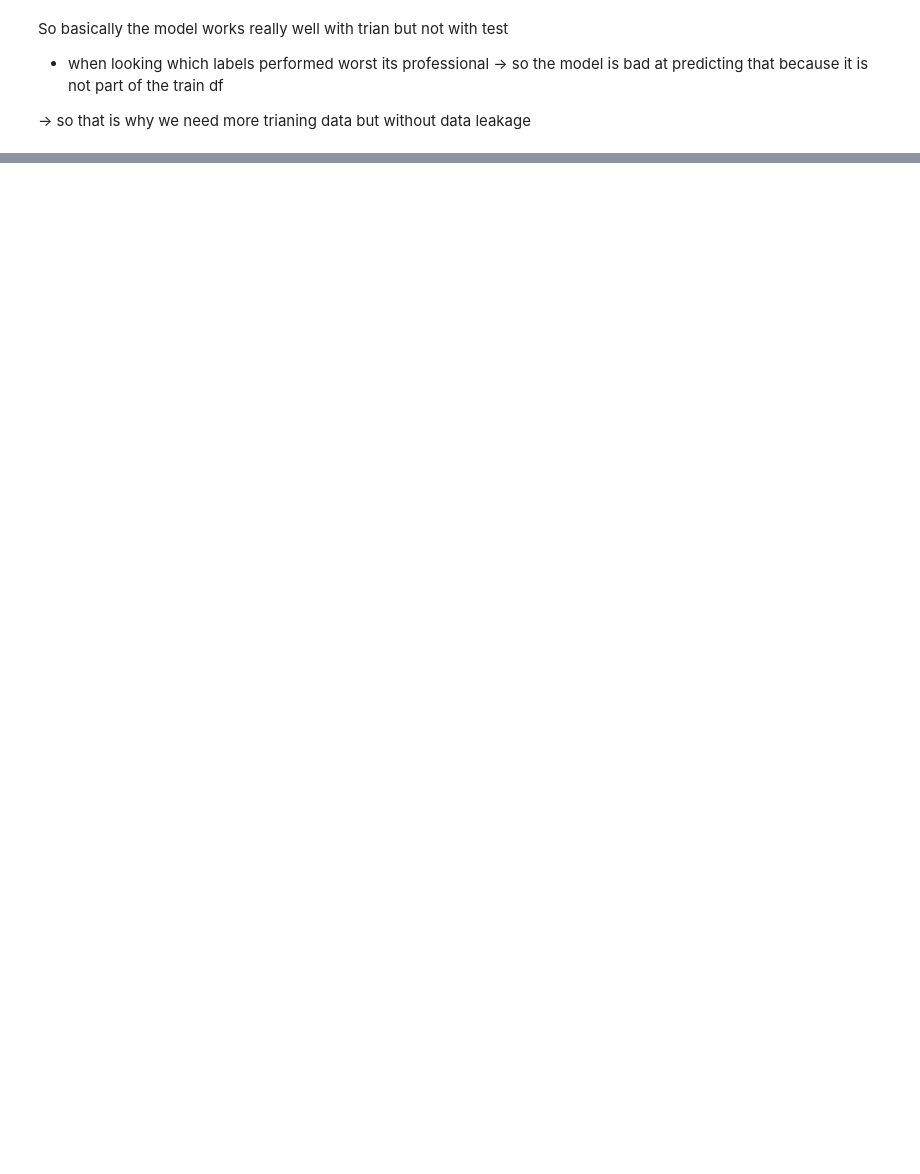
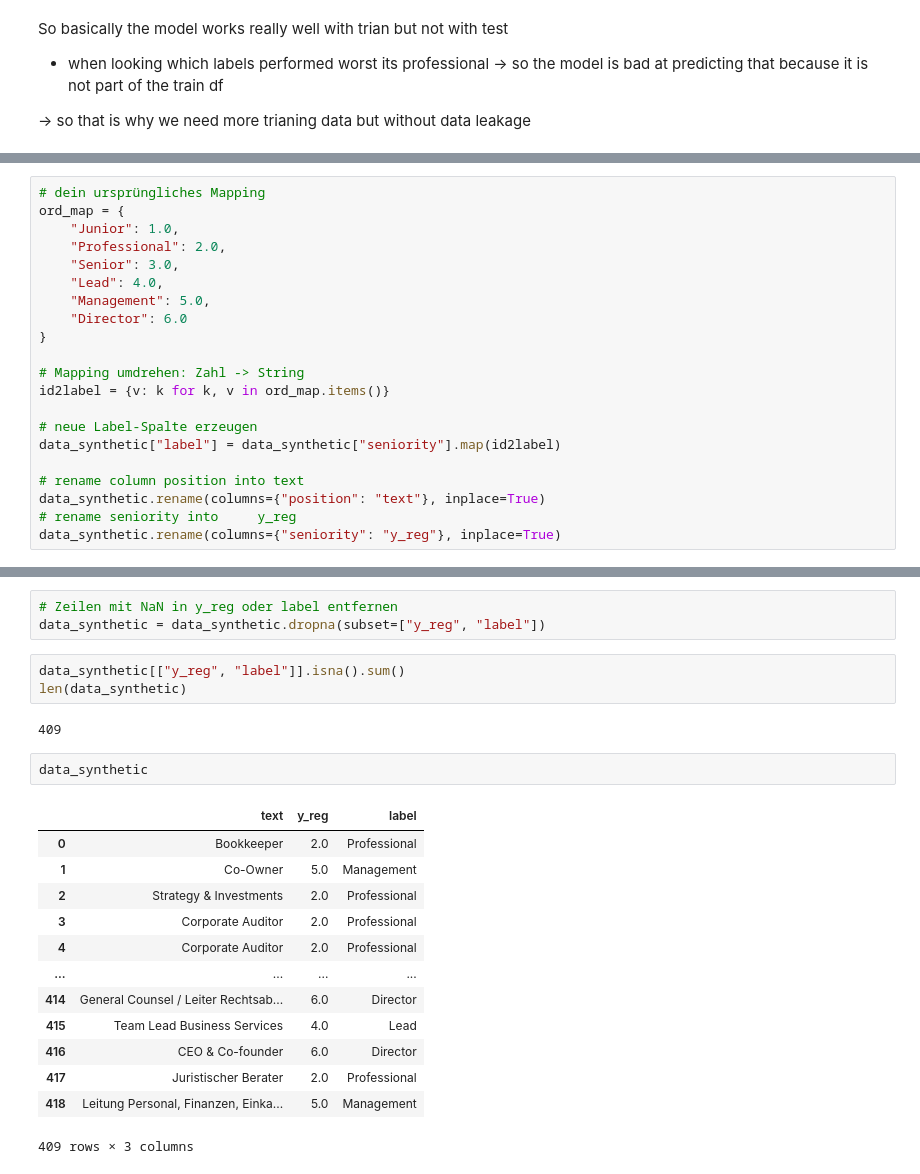
Before and after one commit to luisadosch/nlp-job-title-classification-benchmark-snapaddy, a Jupyter notebook: src/model-3.ipynb, the cells around one changed output, grey strips where cells are left out. Drawn from its saved outputs; the diff is of its cells as text; blank space fills up the shorter version.

```diff
--- a/src/model-3.ipynb
+++ b/src/model-3.ipynb
@@ -274,0 +304,21 @@ So basically the model works really well with trian but not with test
+# %%
+# dein ursprüngliches Mapping
+ord_map = {
+    "Junior": 1.0,
+    "Professional": 2.0,
+    "Senior": 3.0,
+    "Lead": 4.0,
+    "Management": 5.0,
+    "Director": 6.0
+}
+
+# Mapping umdrehen: Zahl -> String
+id2label = {v: k for k, v in ord_map.items()}
+
+# neue Label-Spalte erzeugen
+data_synthetic["label"] = data_synthetic["seniority"].map(id2label)
+
+# rename column position into text
+data_synthetic.rename(columns={"position": "text"}, inplace=True)
+# rename seniority into 	y_reg
+data_synthetic.rename(columns={"seniority": "y_reg"}, inplace=True)
@@ -274,0 +343,24 @@ So basically the model works really well with trian but not with test
+# %%
+# Zeilen mit NaN in y_reg oder label entfernen
+data_synthetic = data_synthetic.dropna(subset=["y_reg", "label"])
+# %%
+data_synthetic[["y_reg", "label"]].isna().sum()
+len(data_synthetic)
+# %% [output]
+409
+# %%
+data_synthetic
+# %% [output]
+|  | text | y_reg | label |
+| 0 | Bookkeeper | 2.0 | Professional |
+| 1 | Co-Owner | 5.0 | Management |
+| 2 | Strategy & Investments | 2.0 | Professional |
+| 3 | Corporate Auditor | 2.0 | Professional |
+| 4 | Corporate Auditor | 2.0 | Professional |
+| ... | ... | ... | ... |
+| 414 | General Counsel / Leiter Rechtsab... | 6.0 | Director |
+| 415 | Team Lead Business Services | 4.0 | Lead |
+| 416 | CEO & Co-founder | 6.0 | Director |
+| 417 | Juristischer Berater | 2.0 | Professional |
+| 418 | Leitung Personal, Finanzen, Einka... | 5.0 | Management |
+409 rows × 3 columns
```
Also changed, not shown: parts of 18 cells of this notebook.
